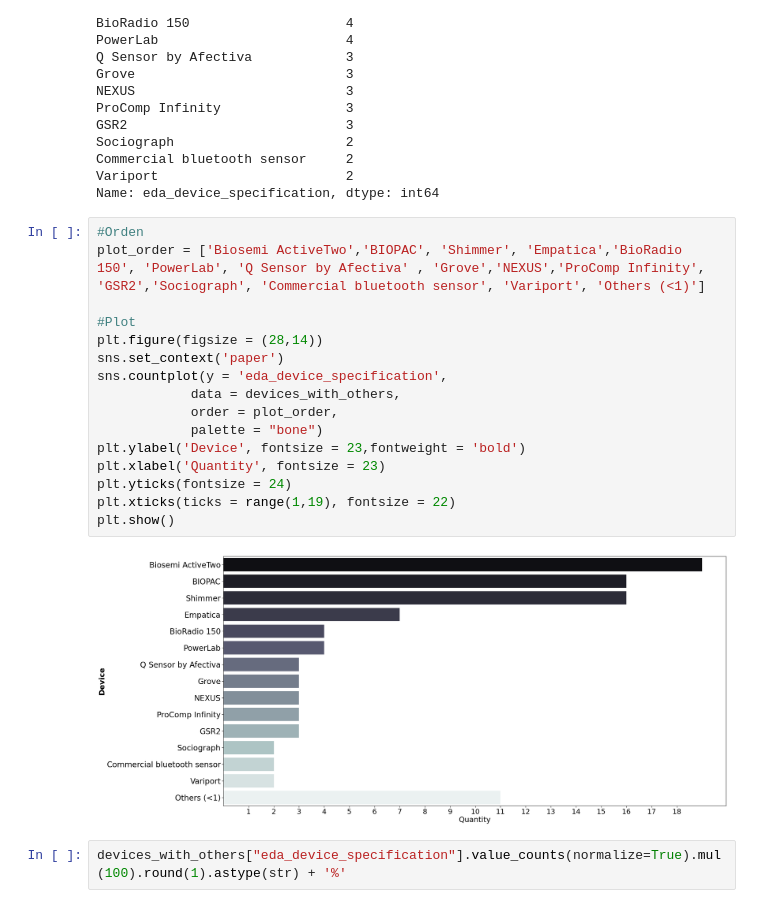
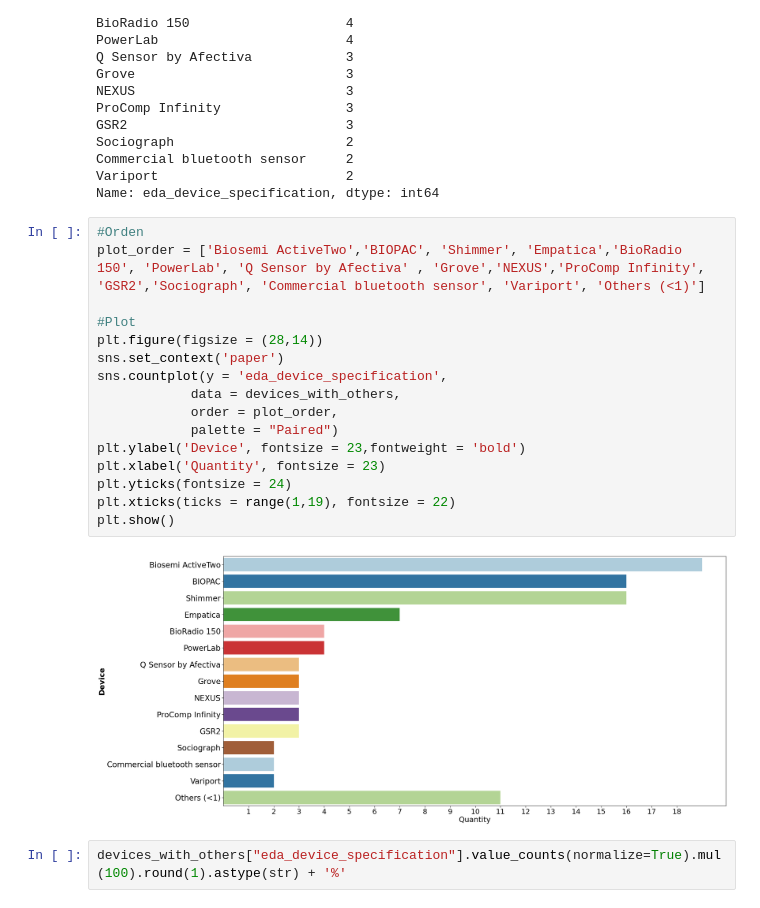
Before and after one commit to EmmAMaldonado/review-emotion-recognition-eda, a Jupyter notebook: notebooks/data_analysis.ipynb, the cells around one changed output. Saved outputs shown, nothing was run; the diff lists cells and outputs as text.

```diff
--- a/notebooks/data_analysis.ipynb
+++ b/notebooks/data_analysis.ipynb
@@ -1624,21 +1903,21 @@ Name: eda_device_specification, dtype: int64
 # %%
 #Orden
 plot_order = ['Biosemi ActiveTwo','BIOPAC', 'Shimmer', 'Empatica','BioRadio 150', 'PowerLab', 'Q Sensor by Afectiva' , 'Grove','NEXUS','ProComp Infinity', 'GSR2','Sociograph', 'Commercial bluetooth sensor', 'Variport', 'Others (<1)']
 
 #Plot
 plt.figure(figsize = (28,14))
 sns.set_context('paper')
 sns.countplot(y = 'eda_device_specification',
             data = devices_with_others,
             order = plot_order,
-            palette = "bone")
+            palette = "Paired")
 plt.ylabel('Device', fontsize = 23,fontweight = 'bold')
 plt.xlabel('Quantity', fontsize = 23)
 plt.yticks(fontsize = 24)
 plt.xticks(ticks = range(1,19), fontsize = 22)
 plt.show()
 # %% [output]
-[figure, old version]
+[figure, new version]
 # %%
 devices_with_others["eda_device_specification"].value_counts(normalize=True).mul(100).round(1).astype(str) + '%'
 # %% [output]
```
Also changed, not shown: parts of 54 cells of this notebook.
